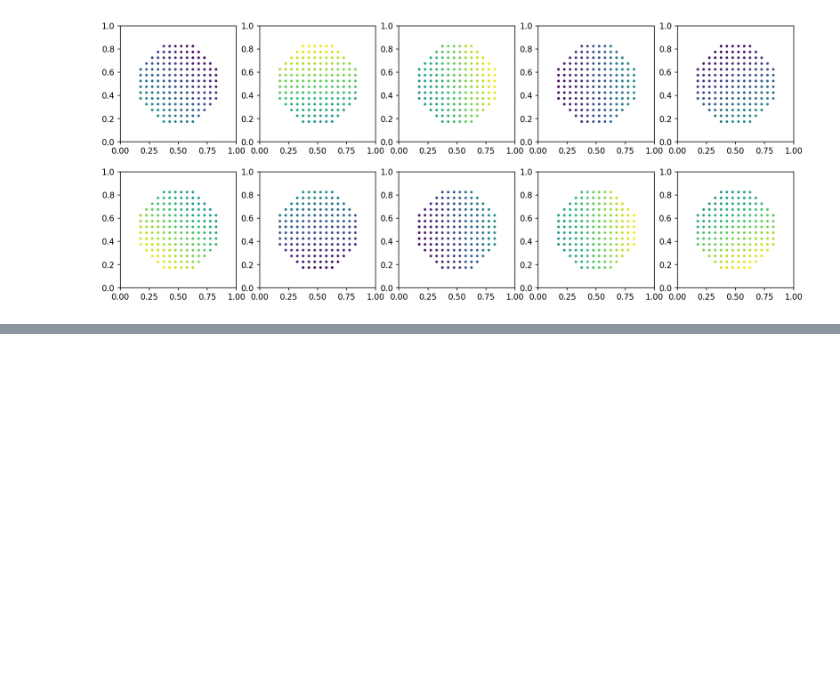
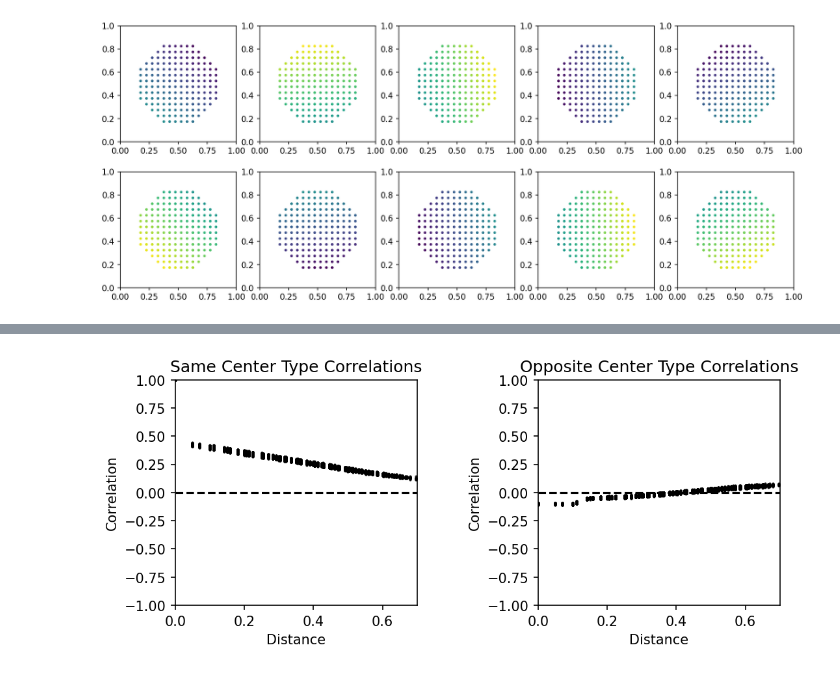
Before and after one commit to AddingAddict/OrientationSSB, a Jupyter notebook: notebooks/tuan_thalamic_vis_resp.ipynb, the cells around one changed output, grey strips where cells are left out. Cells and saved outputs as stored; diff of their text form; code cells hidden in the pictures; blank space fills up the shorter version.

```diff
--- a/notebooks/tuan_thalamic_vis_resp.ipynb
+++ b/notebooks/tuan_thalamic_vis_resp.ipynb
@@ -235,0 +239,25 @@ for idx in range(5):
+# %%
+dists = np.sqrt((xs[:,None]-xs[None,:])**2 + (ys[:,None]-ys[None,:])**2)
+
+fig,axs = plt.subplots(1,2,figsize=(8,3),dpi=150)
+fig.subplots_adjust(wspace=0.5)
+
+axs[0].scatter(dists,corrs[:n_in_rf,:n_in_rf],s=1,color='k',alpha=0.5)
+axs[0].scatter(dists,corrs[n_in_rf:,n_in_rf:],s=1,color='k',alpha=0.5)
+
+axs[1].scatter(dists,corrs[:n_in_rf,n_in_rf:],s=1,color='k',alpha=0.5)
+axs[1].scatter(dists,corrs[n_in_rf:,:n_in_rf],s=1,color='k',alpha=0.5)
+
+axs[0].set_title('Same Center Type Correlations')
+axs[1].set_title('Opposite Center Type Correlations')
+
+for idx in range(2):
+    axs[idx].set_xlabel('Distance')
+    axs[idx].set_ylabel('Correlation')
+
+    axs[idx].set_xlim(0,bar_len)
+    axs[idx].set_ylim(-1,1)
+
+    axs[idx].axhline(0,color='k',linestyle='--')
+# %% [output]
+[figure, added]
```
Also changed, not shown: parts of 7 cells of this notebook, 55 other files.
